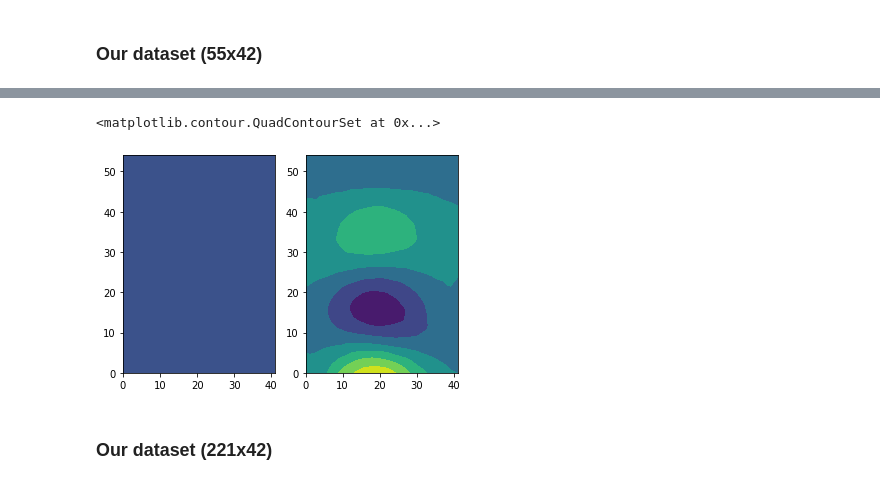
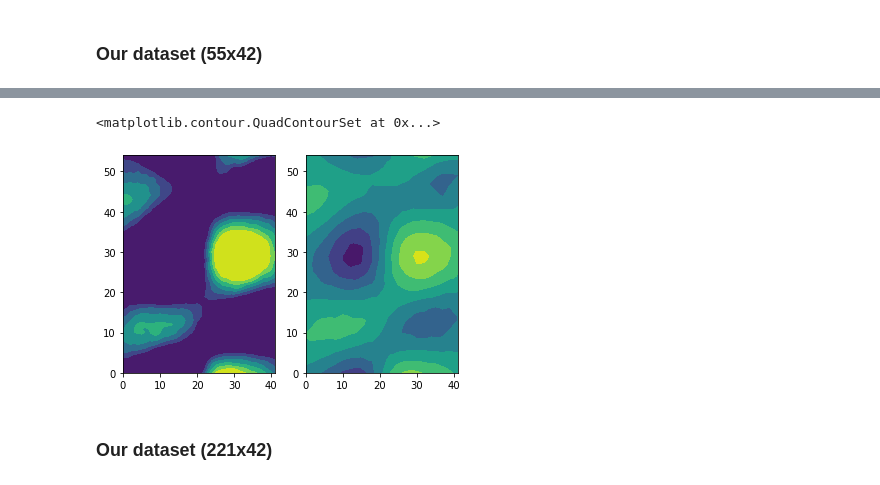
Before and after one commit to acse-zrw20/DD-GAN-AE, a Jupyter notebook: examples/basic_usage.ipynb, the cells around one changed output, grey strips where cells are left out. Drawn from its saved outputs; the diff is of its cells as text; code cells hidden in the pictures.

```diff
--- a/examples/basic_usage.ipynb
+++ b/examples/basic_usage.ipynb
@@ -96,22 +74,28 @@ NameError: name 'x_train' is not defined
 ### Our dataset (55x42)
 # %%
 # Data processing
-snapshots_grids = np.load("./../submodules/DD-GAN/data/processed/snaphsots_field_Velocity_4_1000steps.npy")
+snapshots_grids = np.load("./../submodules/DD-GAN/data/processed/snaphsots_field_Velocity_new_4_2000steps.npy")
 
 input_shape = (55, 42, 2)
-snapshots = convert_2d(snapshots_grids, input_shape, 1000)
-snapshots = np.array(snapshots).reshape(4000, *input_shape)
+snapshots = convert_2d(snapshots_grids, input_shape, 2000)
+snapshots = np.array(snapshots).reshape(8000, *input_shape)
 snapshots.shape
 
 
 from sklearn.model_selection import train_test_split
 
+# Data normalization
+layer = preprocessing.Normalization()
+layer.adapt(snapshots)
+
 x_train, x_val = train_test_split(snapshots, test_size=0.1)
+x_train = layer(x_train)
+x_val = layer(x_val)
 # %%
 initializer = tf.keras.initializers.RandomNormal(mean=0.0, stddev=0.05, seed=None)
 optimizer = tf.keras.optimizers.Nadam(lr=0.001, beta_1=0.9, beta_2=0.999)
 
-encoder, decoder = build_wider_omata_encoder_decoder(input_shape, 10, initializer, info=True)
+encoder, decoder = build_denser_omata_encoder_decoder(input_shape, 10, initializer, info=True)
 
 cae = CAE(encoder, decoder, optimizer)
 cae.compile(input_shape)
@@ -136,3 +124,3 @@ None
 # %%
-cae.train(x_train, 300, val_data=x_val)
+cae.train(x_train, 200, val_data=x_val)
 # %% [output]
@@ -156,13 +145,13 @@ cae.train(x_train, 300, val_data=x_val)
 # %%
-grid = x_train[2010:2011, :, :, :]
+grid = x_val[101:102, :, :, :]
 res = cae.predict(grid)
 
 fig, ax = plt.subplots(1,2)
-ax[0].contourf(res[0,:,:,1])
-ax[1].contourf(grid[0, :, :, 1])
+ax[0].contourf(res[0,:,:,0])
+ax[1].contourf(grid[0, :, :, 0])
 # %% [output]
 <matplotlib.contour.QuadContourSet at 0x...>
-[figure, old version]
+[figure, new version]
 # %% [markdown]
 ### Our dataset (221x42)
 # %%
```
Also changed, not shown: parts of 14 cells of this notebook, 5 other files.
